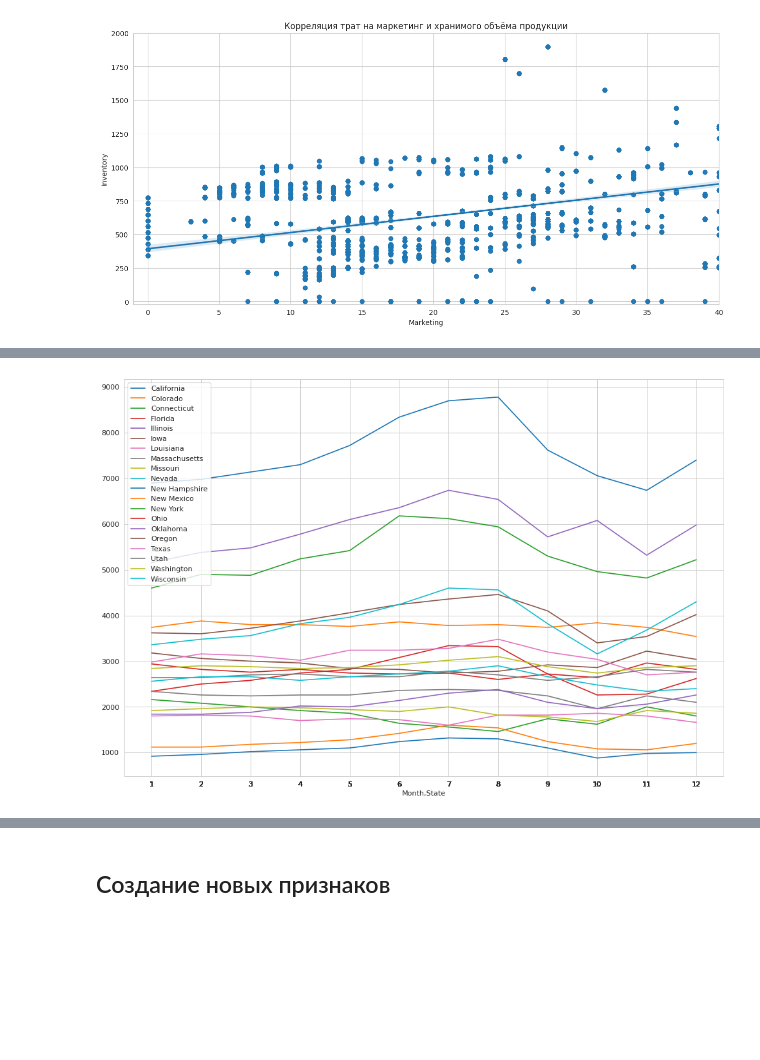
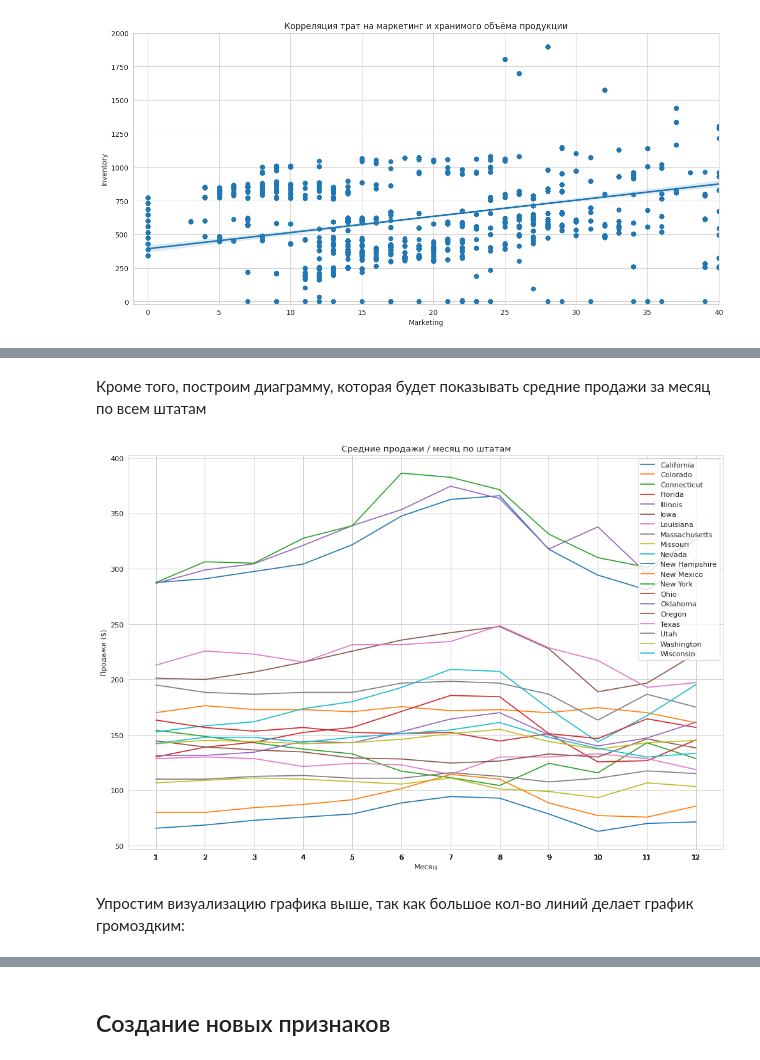
Before and after one commit to nata227/coffee-project, a Jupyter notebook: project_coffee.ipynb, the cells around one changed output, grey strips where cells are left out. Cells and saved outputs as stored; diff of their text form; code cells hidden in the pictures; blank space fills up the shorter version.

```diff
--- a/project_coffee.ipynb
+++ b/project_coffee.ipynb
@@ -357,15 +434,23 @@ sales_data.hist(bins=15, figsize=(15, 10));
+# %% [markdown]
+Кроме того, построим диаграмму, которая будет показывать средние продажи за месяц по всем штатам
 # %%
 fig, ax = plt.subplots(figsize=(15, 10), dpi=80)
 
-sales_trend_data = sales_data.groupby(['State', 'Month']).sum()
+sales_trend_data = sales_data.groupby(['State', 'Month']).mean(numeric_only=True)
 sales_trend_data = sales_trend_data.reset_index()
 sales_trend_data.set_index(['Month', 'State'], inplace=True)
-sales_trend_data['Budget Sales'].groupby('State').plot(legend=True)
+sales_trend_data['Budget Sales'].groupby('State').plot(
+    legend=True)
 sales_trend_data = sales_trend_data.reset_index()
 sales_trend_data.set_index('Month', inplace=True)
 ax.set_xticks(sales_trend_data.index-1)
 sales_trend_data = sales_trend_data.reset_index()
 ax.set_xticklabels(sales_trend_data['Month'])
+plt.title('Средние продажи / месяц по штатам')
+plt.ylabel('Продажи ($)')
+plt.xlabel('Месяц')
 plt.show()
 # %% [output]
-[figure, old version]
+[figure, new version]
+# %% [markdown]
+Упростим визуализацию графика выше, так как большое кол-во линий делает график громоздким:
```
Also changed, not shown: parts of 106 cells of this notebook.
